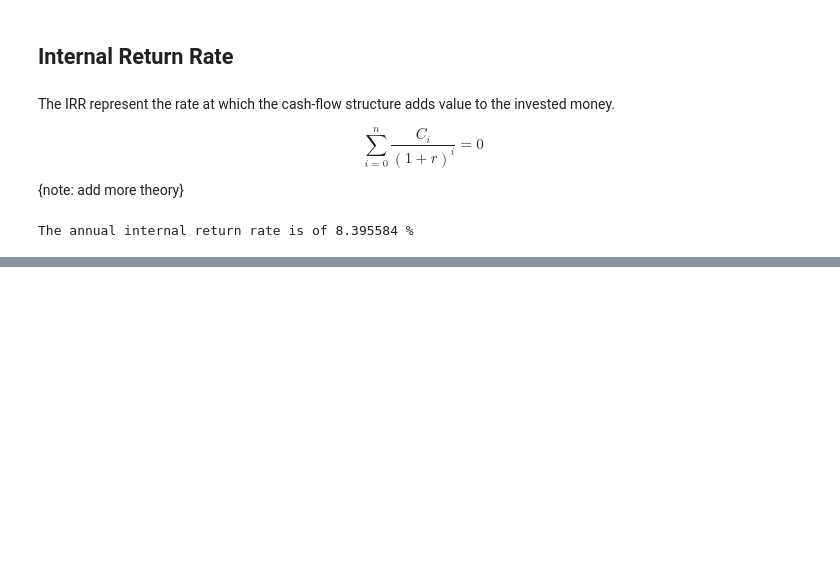
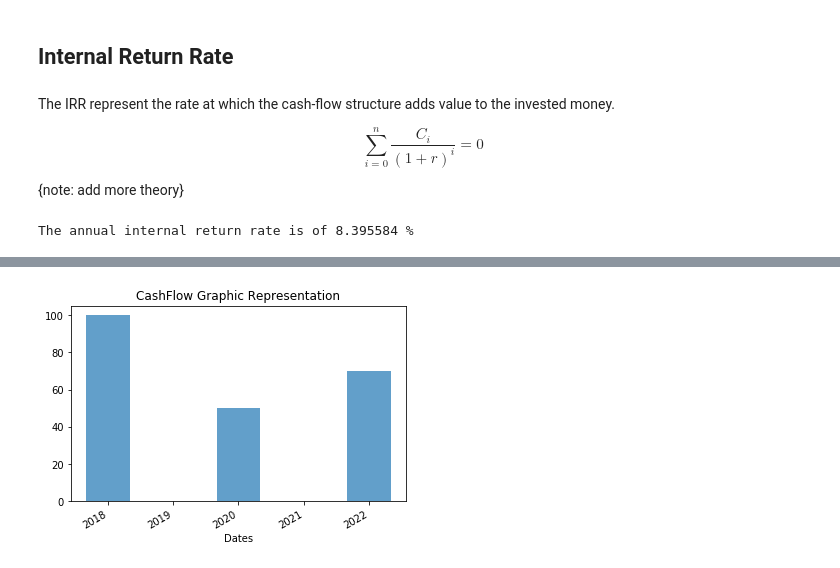
Before and after one commit to RHDZMOTA/cashflows, a Jupyter notebook: examples.ipynb, the cells around one changed output, grey strips where cells are left out. Drawn from its saved outputs; the diff is of its cells as text; code cells hidden in the pictures; blank space fills up the shorter version.

```diff
--- a/examples.ipynb
+++ b/examples.ipynb
@@ -218,0 +269,15 @@ The annual internal return rate is of 8.395584 %
+# %%
+sorted_flows = real_cashflow.get_sorted_flows()
+
+w = int((sorted_flows[-1].time.value - sorted_flows[0].time.value).days / (2*len(sorted_flows)))
+# %%
+plt.bar(
+    [flow.time.value for flow in real_cashflow.get_sorted_flows()],
+    [flow.value for flow in real_cashflow.get_sorted_flows()],width=w,alpha=0.7
+)
+plt.gcf().autofmt_xdate()
+plt.title("CashFlow Graphic Representation")
+plt.xlabel("Dates")
+plt.ylabel("")
+# %% [output]
+[figure, added]
```
Also changed, not shown: parts of 18 cells of this notebook.
